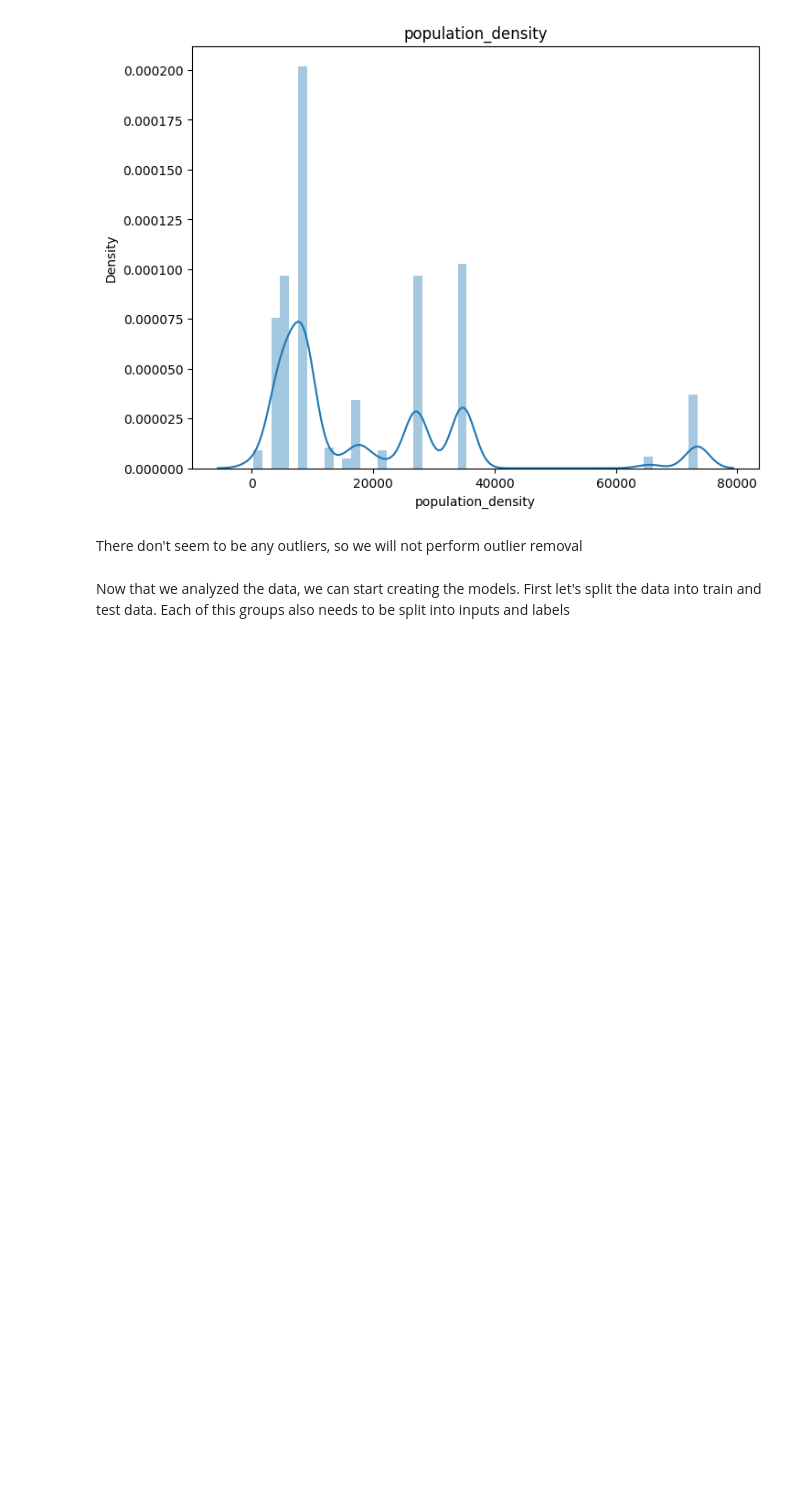
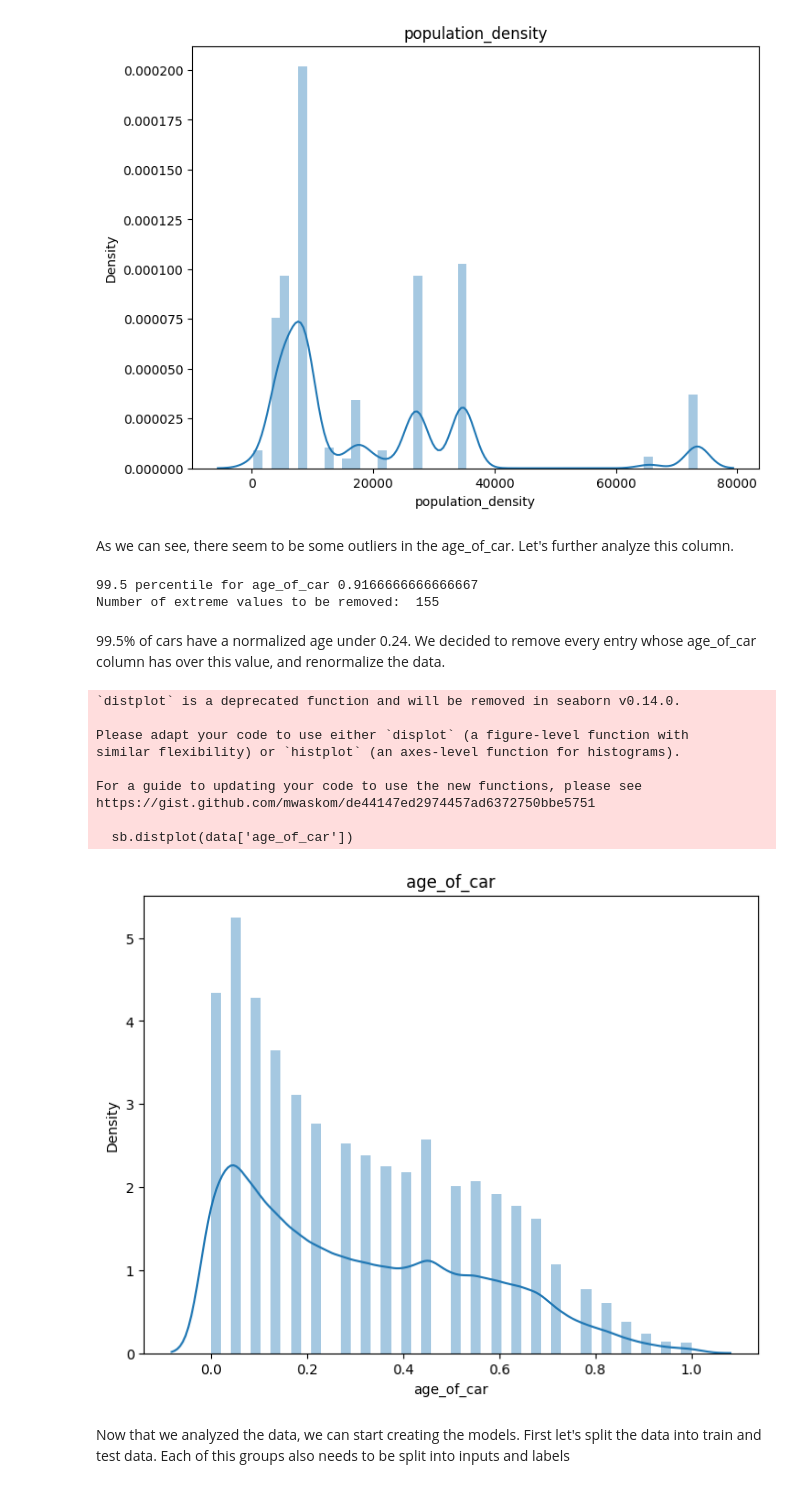
Before and after one commit to pedrogomes29/Car_Insurance_Claim_Prediction, a Jupyter notebook: main.ipynb, the cells around one changed output. Drawn from its saved outputs; the diff is of its cells as text; code cells hidden in the pictures; blank space fills up the shorter version.

```diff
--- a/main.ipynb
+++ b/main.ipynb
@@ -249,8 +210,43 @@ https://gist.github.com/mwaskom/de44147ed2974457ad6372750bbe5751
 
   sb.distplot(data[i])
 [figure]
-# %% [markdown]
-There don't seem to be any outliers, so we will not perform outlier removal
+# %% [markdown]
+As we can see, there seem to be some outliers in the age_of_car. Let's further analyze this column.
+# %%
+from collections import Counter
+
+print(f"99.5 percentile for age_of_car {data.age_of_car.quantile(0.995)}")
+extreme_age_of_car_indices = data.age_of_car > data.age_of_car.quantile(0.995)
+extreme_is_claim_counts = Counter(data.loc[extreme_age_of_car_indices].is_claim)
+print("Number of extreme values to be removed: ", sum(extreme_age_of_car_indices))
+# %% [output]
+99.5 percentile for age_of_car 0.9166666666666667
+Number of extreme values to be removed:  155
+# %% [markdown]
+99.5% of cars have a normalized age under 0.24. We decided to remove every entry whose age_of_car column has over this value, and renormalize the data.
+# %%
+data = data.loc[~extreme_age_of_car_indices]
+age_min = data['age_of_car'].min()
+age_max = data['age_of_car'].max()
+
+# Perform min-max scaling to normalize the column
+data['age_of_car'] = (data['age_of_car'] - age_min) / (age_max - age_min)
+
+plt.figure(figsize=(8, 6))  # Set the individual figure size for each plot
+sb.distplot(data['age_of_car'])
+plt.title('age_of_car')
+plt.show()
+# %% [output]
+`distplot` is a deprecated function and will be removed in seaborn v0.14.0.
+
+Please adapt your code to use either `displot` (a figure-level function with
+similar flexibility) or `histplot` (an axes-level function for histograms).
+
+For a guide to updating your code to use the new functions, please see
+https://gist.github.com/mwaskom/de44147ed2974457ad6372750bbe5751
+
+  sb.distplot(data['age_of_car'])
+[figure, added]
 # %% [markdown]
 Now that we analyzed the data, we can start creating the models. First let's split the data into train and test data. Each of this groups also needs to be split into inputs and labels
 # %%
```
Also changed, not shown: parts of 32 cells of this notebook.
